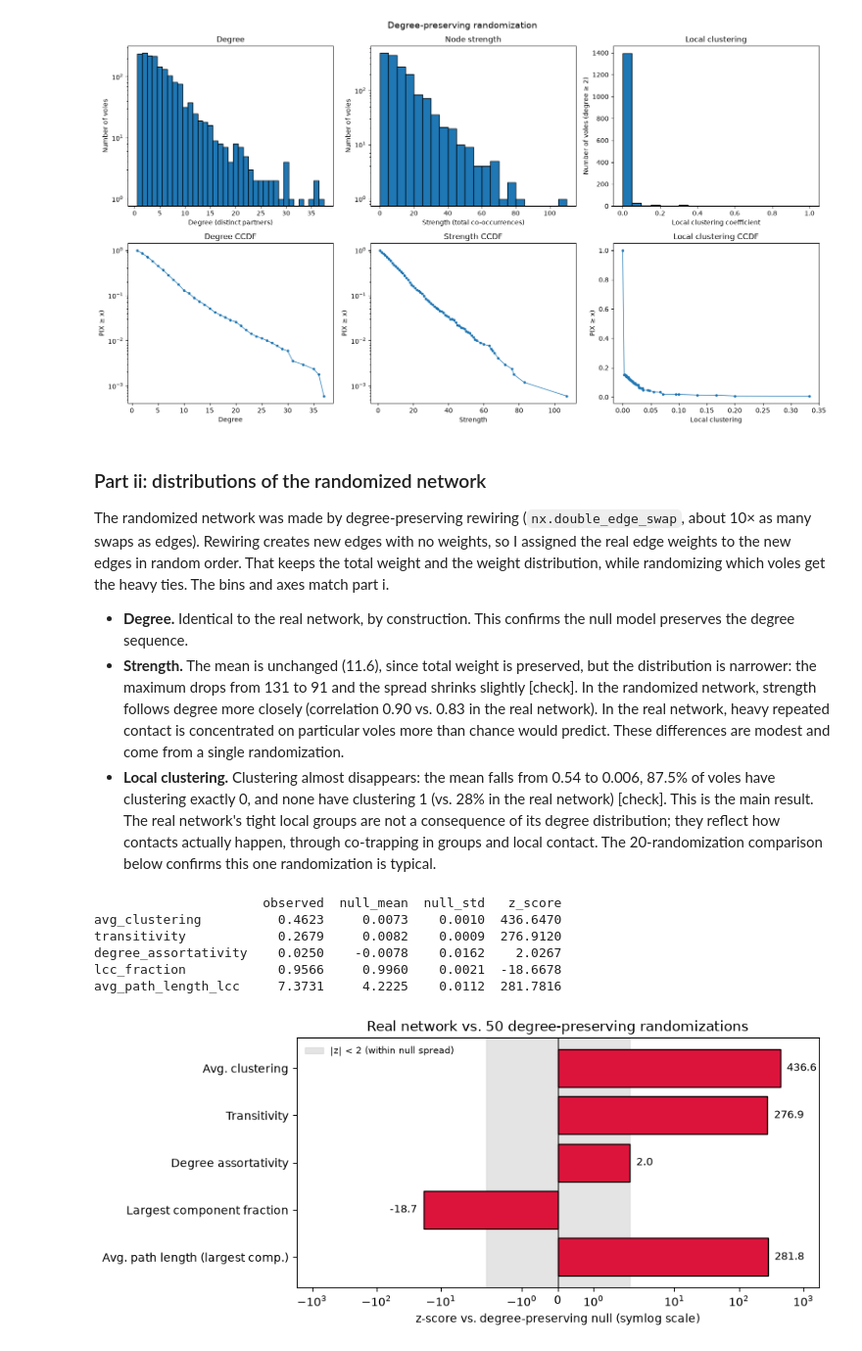
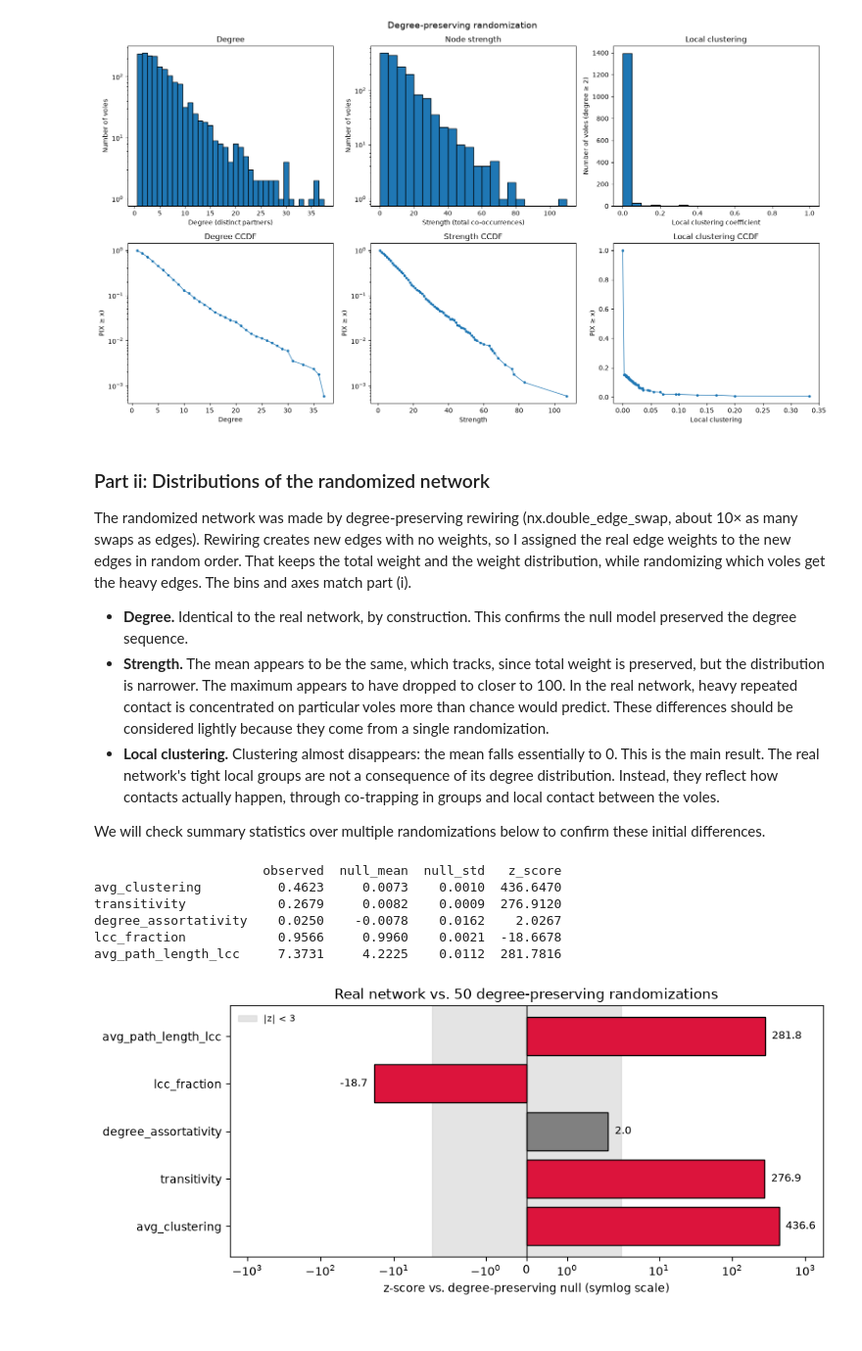
Before and after one commit to 14arjunk/CNET5051_Assignments, a Jupyter notebook: Assignment 1 Files/assignment01_Q4_kumar.ipynb, the cells around one changed output. Shown at 98% size. Saved outputs shown, nothing was run; the diff lists cells and outputs as text; code cells hidden in the pictures.

```diff
--- a/Assignment 1 Files/assignment01_Q4_kumar.ipynb
+++ b/Assignment 1 Files/assignment01_Q4_kumar.ipynb
@@ -377,13 +378,15 @@ plt.show()
 # %% [output]
 [figure]
 # %% [markdown]
-### Part ii: distributions of the randomized network
+### Part ii: Distributions of the randomized network
 
-The randomized network was made by degree-preserving rewiring (`nx.double_edge_swap`, about 10× as many swaps as edges). Rewiring creates new edges with no weights, so I assigned the real edge weights to the new edges in random order. That keeps the total weight and the weight distribution, while randomizing which voles get the heavy ties. The bins and axes match part i.
+The randomized network was made by degree-preserving rewiring (nx.double_edge_swap, about 10× as many swaps as edges). Rewiring creates new edges with no weights, so I assigned the real edge weights to the new edges in random order. That keeps the total weight and the weight distribution, while randomizing which voles get the heavy edges. The bins and axes match part (i).
 
-- **Degree.** Identical to the real network, by construction. This confirms the null model preserves the degree sequence.
-- **Strength.** The mean is unchanged (11.6), since total weight is preserved, but the distribution is narrower: the maximum drops from 131 to 91 and the spread shrinks slightly [check]. In the randomized network, strength follows degree more closely (correlation 0.90 vs. 0.83 in the real network). In the real network, heavy repeated contact is concentrated on particular voles more than chance would predict. These differences are modest and come from a single randomization.
-- **Local clustering.** Clustering almost disappears: the mean falls from 0.54 to 0.006, 87.5% of voles have clustering exactly 0, and none have clustering 1 (vs. 28% in the real network) [check]. This is the main result. The real network's tight local groups are not a consequence of its degree distribution; they reflect how contacts actually happen, through co-trapping in groups and local contact. The 20-randomization comparison below confirms this one randomization is typical.
+- **Degree.** Identical to the real network, by construction. This confirms the null model preserved the degree sequence.
+- **Strength.** The mean appears to be the same, which tracks, since total weight is preserved, but the distribution is narrower. The maximum appears to have dropped to closer to 100. In the real network, heavy repeated contact is concentrated on particular voles more than chance would predict. These differences should be considered lightly because they come from a single randomization.
+- **Local clustering.** Clustering almost disappears: the mean falls essentially to 0. This is the main result. The real network's tight local groups are not a consequence of its degree distribution. Instead, they reflect how contacts actually happen, through co-trapping in groups and local contact between the voles.
+
+We will check summary statistics over multiple randomizations below to confirm these initial differences.
 # %%
 # extra: summary statistics over 50 randomizations, to check that the part ii
 # figure (one random draw) is typical of the null model, not a fluke
@@ -432,38 +432,32 @@ avg_path_length_lcc     7.3731     4.2225    0.0112  281.7816
 # %%
 # z-score of each property: how many null standard deviations the real value
 # sits from the mean of the randomized networks
 labels = {
     "avg_clustering": "Avg. clustering",
     "transitivity": "Transitivity",
     "degree_assortativity": "Degree assortativity",
     "lcc_fraction": "Largest component fraction",
     "avg_path_length_lcc": "Avg. path length (largest comp.)",
 }
-z = summary["z_score"].rename(index=labels)[::-1]   # reversed so the first property is on top
-
+z = summary["z_score"]
 fig, ax = plt.subplots(figsize=(9, 4))
-
-# shaded band: |z| < 2, roughly "within the spread of the null"
-ax.axvspan(-2, 2, color="lightgray", alpha=0.6, label="|z| < 2 (within null spread)")
-
+# shaded band for |z| < 3
+ax.axvspan(-3, 3, color="lightgray", alpha=0.6, label="|z| < 3")
 # horizontal bars, red if outside the band
-colors = ["crimson" if abs(v) >= 2 else "gray" for v in z.values]
+colors = ["crimson" if abs(v) >= 3 else "gray" for v in z.values]
 ax.barh(z.index, z.values, color=colors, edgecolor="black")
 ax.axvline(0, color="black", linewidth=0.8)
-
-# symlog: linear near 0, log beyond, so z of ~2 and ~500 fit on one axis (and negatives work)
+# symlog so z of ~2 and ~500 fit on one axis (and negatives work)
 ax.set_xscale("symlog", linthresh=2)
 lim = max(abs(z.values)) * 4
 ax.set_xlim(-lim, lim)
-
 # print each z-score at the end of its bar
 for i, v in enumerate(z.values):
     ax.text(v, i, f"  {v:.1f}  ", va="center", ha="left" if v >= 0 else "right", fontsize=9)
-
 ax.set_xlabel("z-score vs. degree-preserving null (symlog scale)")
 ax.set_title(f"Real network vs. {len(null_df)} degree-preserving randomizations")
 ax.legend(loc="upper left", fontsize=8, frameon=False)
 fig.tight_layout()
 plt.show()
 # %% [output]
-[figure, old version]
+[figure, new version]
```
Also changed, not shown: parts of 6 cells of this notebook.
